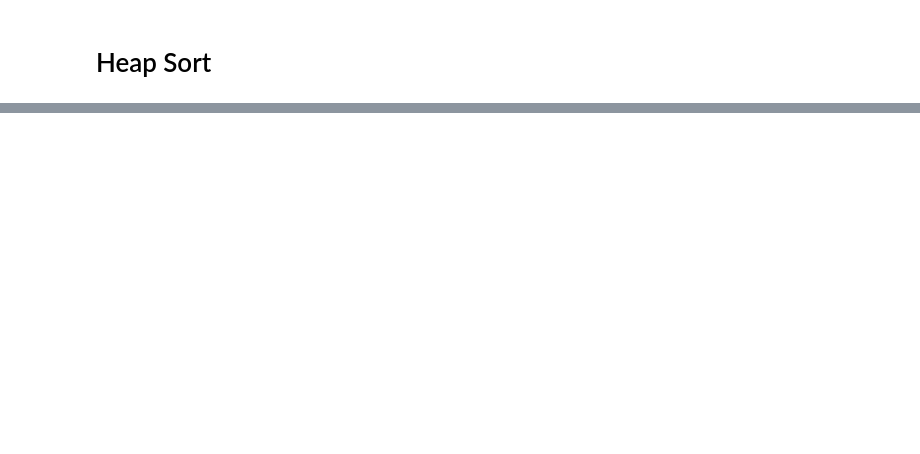
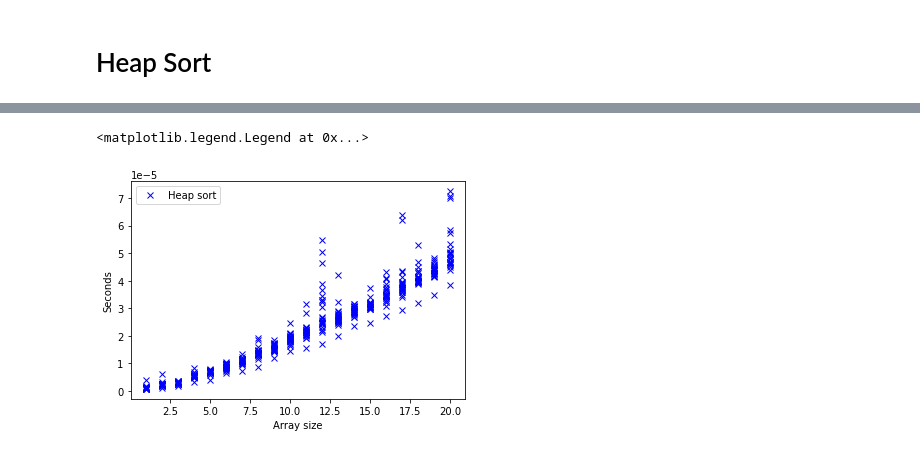
Before and after one commit to nlamprea/AlgorithmsUN2021II, a Jupyter notebook: Lab11/HeapSortDistribution.ipynb, the cells around one changed output, grey strips where cells are left out. Drawn from its saved outputs; the diff is of its cells as text; code cells hidden in the pictures; blank space fills up the shorter version.

```diff
--- a/Lab11/HeapSortDistribution.ipynb
+++ b/Lab11/HeapSortDistribution.ipynb
@@ -202,0 +160,44 @@ plt.legend(loc = 'upper left')
+# %%
+import numpy as np
+import matplotlib.pyplot as plt
+import time
+import random as rnd
+
+sizes = np.arange(1,21,1)
+results_insertion = []
+sizes_insertion = []
+for i in sizes:
+
+  list1 = list(range(i))
+  tic = time.time()
+  heapSort(list1)
+  toc = time.time()
+  timesum = toc - tic
+  results_insertion.append(timesum)
+  sizes_insertion.append(i)
+
+  list1 = list(range(i,1,-1))
+  tic = time.time()
+  heapSort(list1)
+  toc = time.time()
+  timesum = toc - tic
+  results_insertion.append(timesum)
+  sizes_insertion.append(i)
+
+  for j in range(23):
+    list1 = list(range(i))
+    rnd.shuffle(list1)
+    tic = time.time()
+    heapSort(list1)
+    toc = time.time()
+    timesum = toc - tic
+    results_insertion.append(timesum)
+    sizes_insertion.append(i)
+
+plt.plot(sizes_insertion, results_insertion, 'bx', label = 'Heap sort')
+plt.xlabel('Array size')
+plt.ylabel('Seconds')
+plt.legend(loc = 'upper left')
+# %% [output]
+<matplotlib.legend.Legend at 0x...>
+[figure, added]
```
Also changed, not shown: parts of 66 cells of this notebook, 4 other files.
